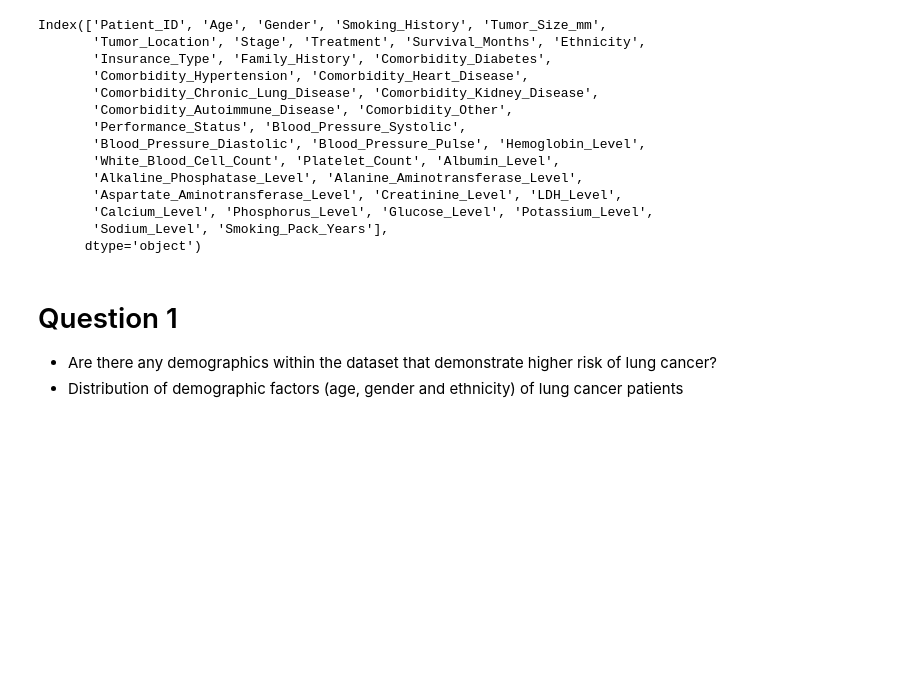
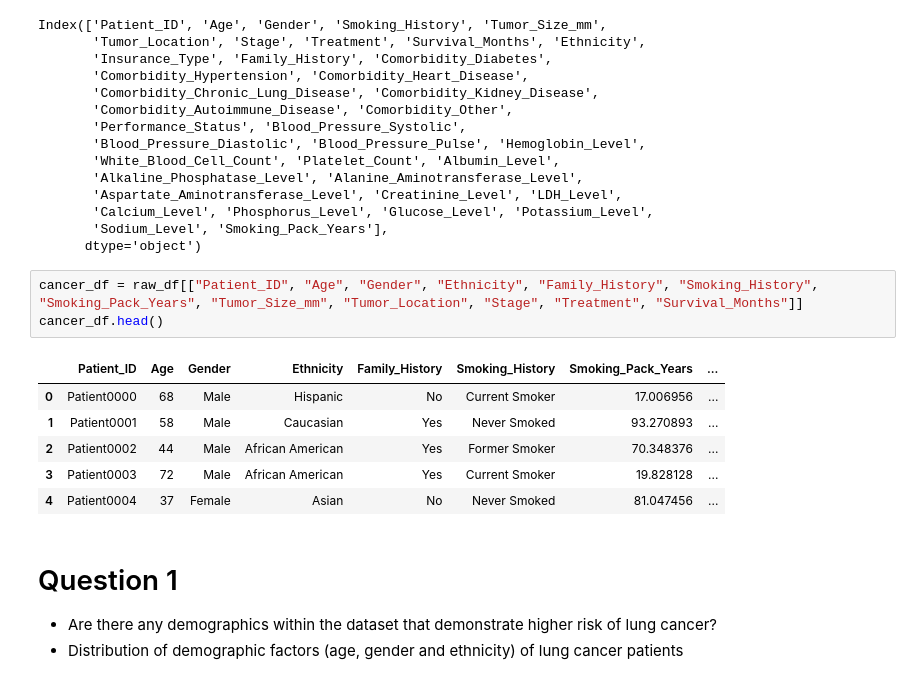
Before and after one commit to nbscarth/project-1-python, a Jupyter notebook: Project_1/lung_cancer_analysis.ipynb, the cells around one changed output. Cells and saved outputs as stored; diff of their text form; blank space fills up the shorter version.

```diff
--- a/Project_1/lung_cancer_analysis.ipynb
+++ b/Project_1/lung_cancer_analysis.ipynb
@@ -58,6 +58,16 @@ Index(['Patient_ID', 'Age', 'Gender', 'Smoking_History', 'Tumor_Size_mm',
        'Calcium_Level', 'Phosphorus_Level', 'Glucose_Level', 'Potassium_Level',
        'Sodium_Level', 'Smoking_Pack_Years'],
       dtype='object')
+# %%
+cancer_df = raw_df[["Patient_ID", "Age", "Gender", "Ethnicity", "Family_History", "Smoking_History", "Smoking_Pack_Years", "Tumor_Size_mm", "Tumor_Location", "Stage", "Treatment", "Survival_Months"]]
+cancer_df.head()
+# %% [output]
+|  | Patient_ID | Age | Gender | Ethnicity | Family_History | Smoking_History | Smoking_Pack_Years | ... |
+| 0 | Patient0000 | 68 | Male | Hispanic | No | Current Smoker | 17.006956 | ... |
+| 1 | Patient0001 | 58 | Male | Caucasian | Yes | Never Smoked | 93.270893 | ... |
+| 2 | Patient0002 | 44 | Male | African American | Yes | Former Smoker | 70.348376 | ... |
+| 3 | Patient0003 | 72 | Male | African American | Yes | Current Smoker | 19.828128 | ... |
+| 4 | Patient0004 | 37 | Female | Asian | No | Never Smoked | 81.047456 | ... |
 # %% [markdown]
 # Question 1
 - Are there any demographics within the dataset that demonstrate higher risk of lung cancer?
```
Also changed, not shown: parts of 6 cells of this notebook.
